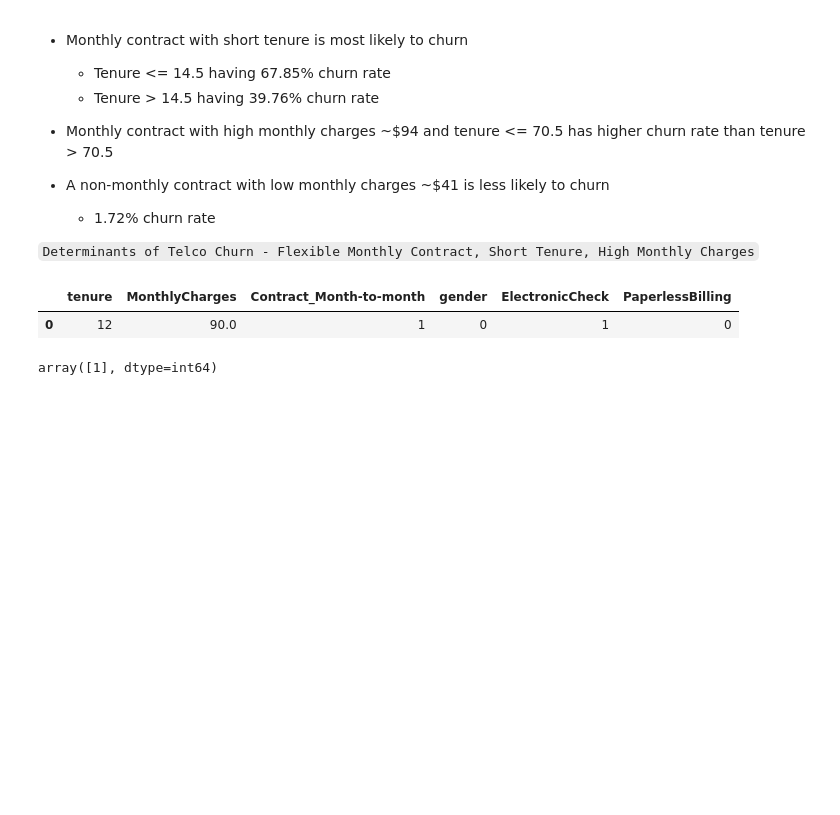
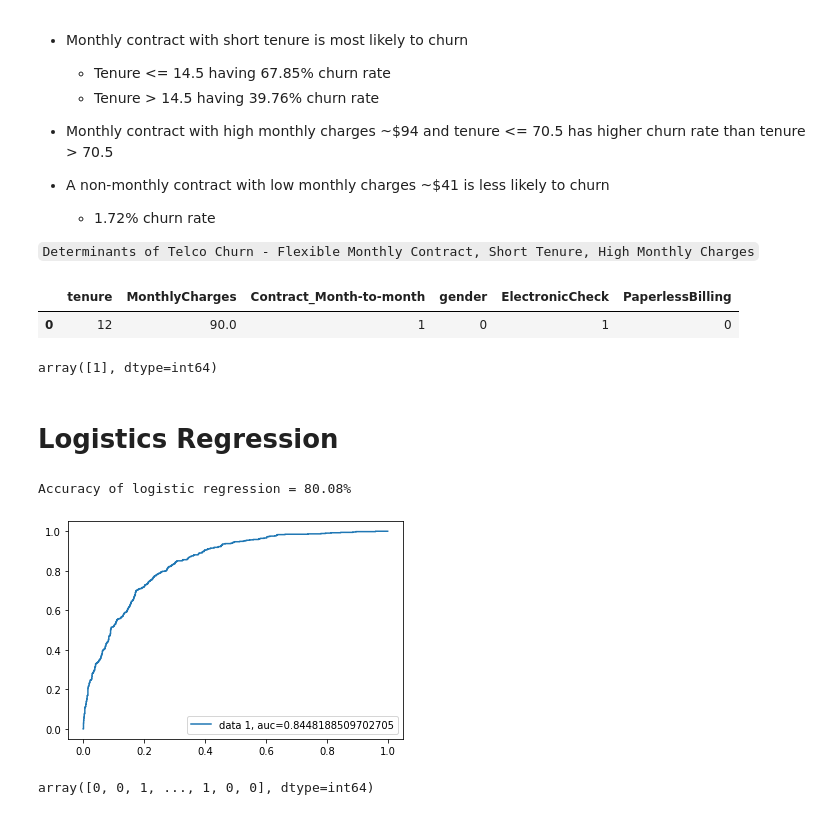
Before and after one commit to abbylmm/DS_Uncut, a Jupyter notebook: telco_churn.ipynb, the cells around one changed output. Cells and saved outputs as stored; diff of their text form; code cells hidden in the pictures; blank space fills up the shorter version.

```diff
--- a/telco_churn.ipynb
+++ b/telco_churn.ipynb
@@ -471,3 +472,6 @@ df_predict
 model.predict(df_predict)
 # %% [output]
 array([1], dtype=int64)
+# %% [markdown]
+<a id='logistic'></a>
+# Logistics Regression
@@ -473,0 +481,24 @@ array([1], dtype=int64)
+# %%
+reg = LogisticRegression()
+reg.fit(X_train_2, y_train_2)
+y_pred = reg.predict(X_test_2)
+# %%
+string = "Accuracy of logistic regression = {AR:.2%}"
+reg.score(X_test_2, y_test_2)
+print(string.format(AR = AR))
+# %% [output]
+Accuracy of logistic regression = 80.08%
+# %%
+y_pred_proba = reg.predict_proba(X_test_2)[::,1]
+fpr, tpr, _ = metrics.roc_curve(y_test_2, y_pred_proba)
+auc = metrics.roc_auc_score(y_test_2, y_pred_proba)
+plt.plot(fpr,tpr,label="data 1, auc="+str(auc))
+plt.legend(loc=4)
+plt.show()
+# %% [output]
+[figure, added]
+# %%
+reg_outputs = reg.predict(X_train_2)
+reg_outputs
+# %% [output]
+array([0, 0, 1, ..., 1, 0, 0], dtype=int64)
```
Also changed, not shown: parts of 14 cells of this notebook.
